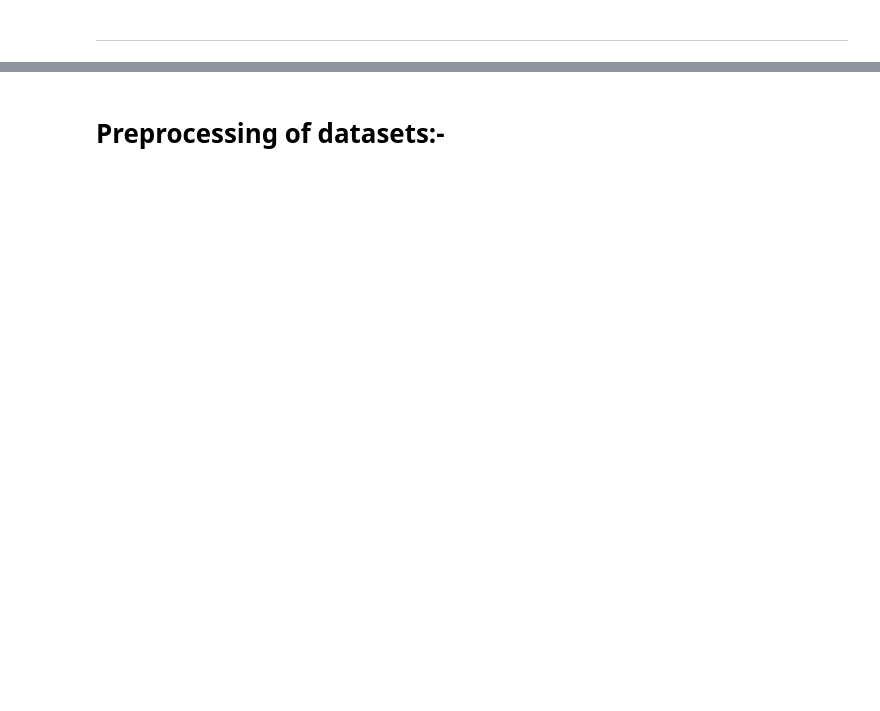
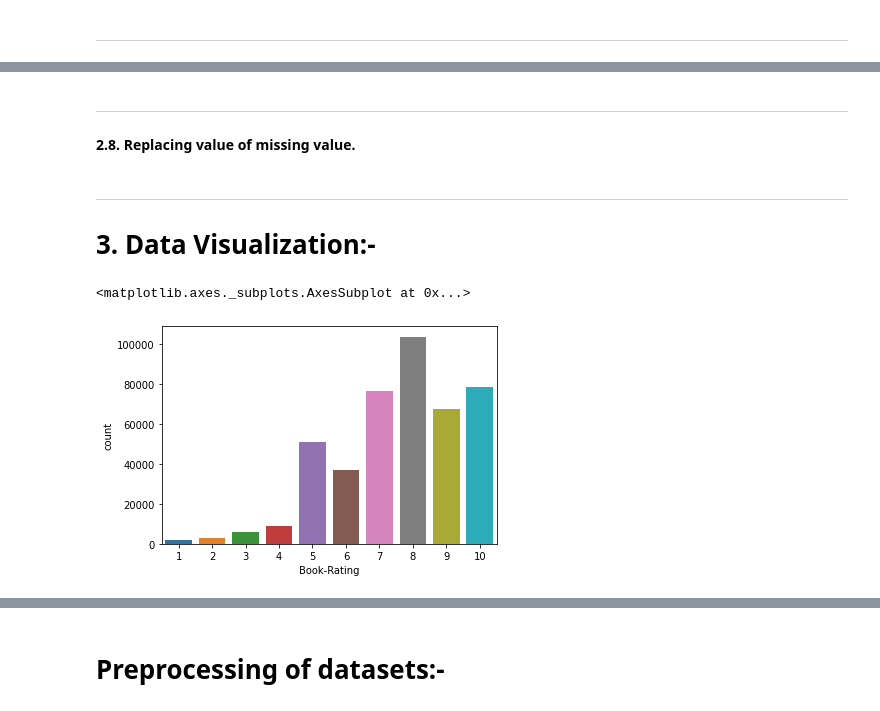
Before and after one commit to jhaRahul2102/Book-recommendation-using-collaborative-approach, a Jupyter notebook: Book_Recommendation_System.ipynb, the cells around one changed output, grey strips where cells are left out. Saved outputs shown, nothing was run; the diff lists cells and outputs as text; code cells hidden in the pictures; blank space fills up the shorter version.

```diff
--- a/Book_Recommendation_System.ipynb
+++ b/Book_Recommendation_System.ipynb
@@ -12,12 +15,12 @@ import pandas as pd
 # %%
 #-------------------------------------------- Books -----------------------------------------------
 
-books=pd.read_csv('/content/drive/MyDrive/Books.csv',on_bad_lines='skip',encoding='latin-1')
+books=pd.read_csv('/content/drive/MyDrive/BX-Books.csv',sep=';',encoding='latin-1',error_bad_lines=False)
 
 #------------------------------------------ User information --------------------------------------------
-users=pd.read_csv('/content/drive/MyDrive/Users.csv',on_bad_lines='skip',encoding='mac_latin2')
+
+users=pd.read_csv('/content/drive/MyDrive/BX-Users.csv',sep=';',encoding='latin-1',error_bad_lines=False)
 
 #-------------------------------------------- Rating ---------------------------------------------
-ratings=pd.read_csv('/content/drive/MyDrive/Ratings.csv',on_bad_lines='skip',encoding='mac_latin2')
 
-#--------------------------------------------------------------------------------------------------
+ratings=pd.read_csv('/content/drive/MyDrive/BX-Book-Ratings.csv',sep=';',encoding='latin-1',error_bad_lines=False)
@@ -102,0 +161,3 @@ ratings.head(3)
+# %% [markdown]
+-----------------------------------------------------------------------------------------
+**2.8. Replacing value of missing value.**
@@ -102,0 +170,10 @@ ratings.head(3)
+# %% [markdown]
+--------------------------------------------------------------------------------------
+
+# 3. Data Visualization:-
+# %%
+rat1=ratings[ratings['Book-Rating']!=0]
+sns.countplot(x=rat1['Book-Rating'],data=rat1)
+# %% [output]
+<matplotlib.axes._subplots.AxesSubplot at 0x...>
+[figure, added]
```
Also changed, not shown: parts of 42 cells of this notebook.
